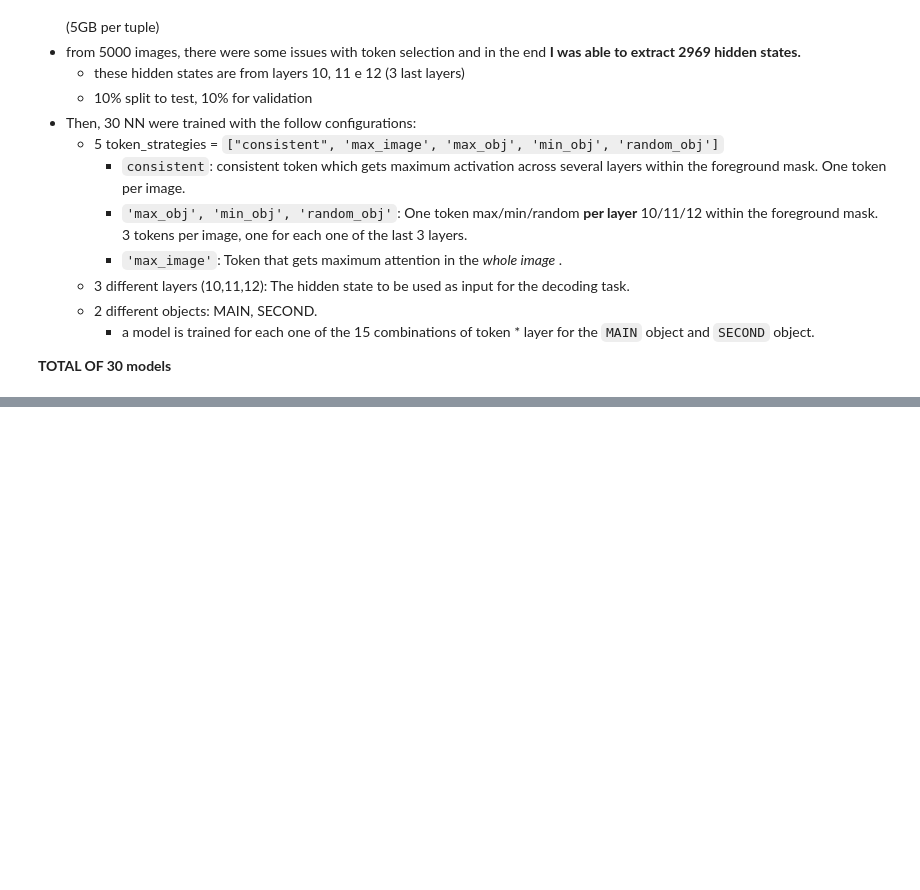
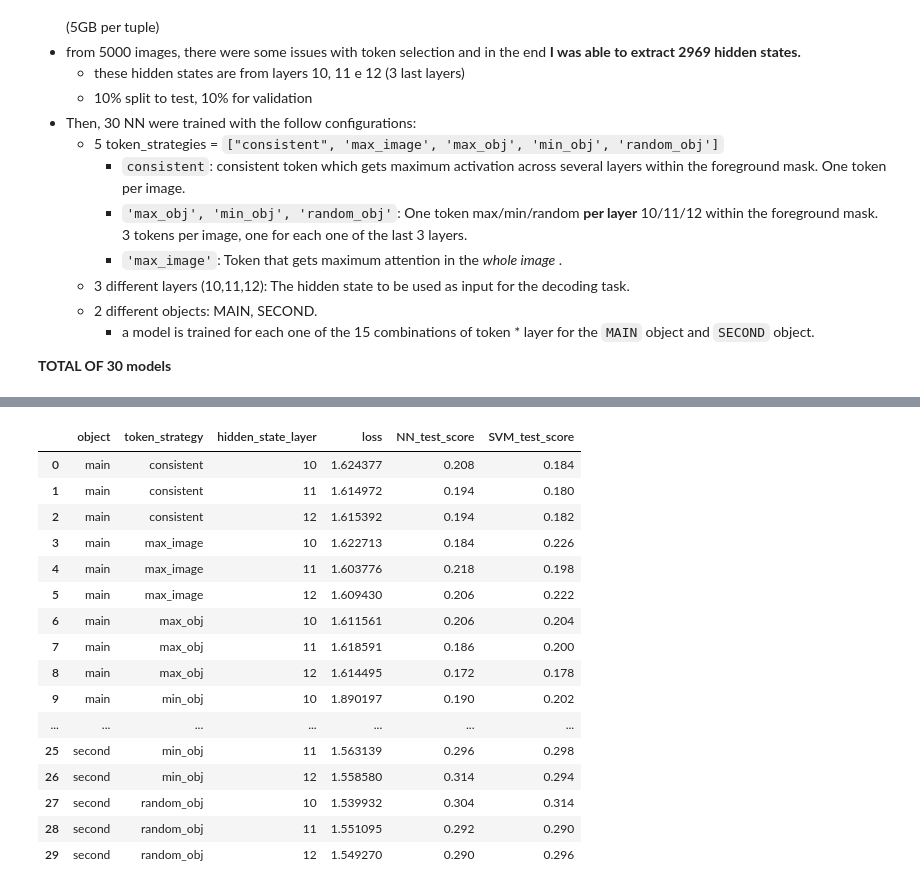
Before and after one commit to bodias/vision-transformers-analysis, a Jupyter notebook: sample_image_captioning/decoding_taks.ipynb, the cells around one changed output, grey strips where cells are left out. Cells and saved outputs as stored; diff of their text form; code cells hidden in the pictures; blank space fills up the shorter version.

Commit message:
NN and SVM decoders. Using closest object

```diff
--- a/sample_image_captioning/decoding_taks.ipynb
+++ b/sample_image_captioning/decoding_taks.ipynb
@@ -352,0 +269,24 @@ scores_pd.to_csv("5_class_object_decoding.csv", index=False)
+# %%
+scores_pd = scores_pd.rename(columns={"test_score": "NN_test_score"})
+# %%
+scores_pd["SVM_test_score"] = list(test_scores.values())
+# %%
+scores_pd
+# %% [output]
+|  | object | token_strategy | hidden_state_layer | loss | NN_test_score | SVM_test_score |
+| 0 | main | consistent | 10 | 1.624377 | 0.208 | 0.184 |
+| 1 | main | consistent | 11 | 1.614972 | 0.194 | 0.180 |
+| 2 | main | consistent | 12 | 1.615392 | 0.194 | 0.182 |
+| 3 | main | max_image | 10 | 1.622713 | 0.184 | 0.226 |
+| 4 | main | max_image | 11 | 1.603776 | 0.218 | 0.198 |
+| 5 | main | max_image | 12 | 1.609430 | 0.206 | 0.222 |
+| 6 | main | max_obj | 10 | 1.611561 | 0.206 | 0.204 |
+| 7 | main | max_obj | 11 | 1.618591 | 0.186 | 0.200 |
+| 8 | main | max_obj | 12 | 1.614495 | 0.172 | 0.178 |
+| 9 | main | min_obj | 10 | 1.890197 | 0.190 | 0.202 |
+| ... | ... | ... | ... | ... | ... | ... |
+| 25 | second | min_obj | 11 | 1.563139 | 0.296 | 0.298 |
+| 26 | second | min_obj | 12 | 1.558580 | 0.314 | 0.294 |
+| 27 | second | random_obj | 10 | 1.539932 | 0.304 | 0.314 |
+| 28 | second | random_obj | 11 | 1.551095 | 0.292 | 0.290 |
+| 29 | second | random_obj | 12 | 1.549270 | 0.290 | 0.296 |
```
Also changed, not shown: parts of 16 cells of this notebook, 2 other files.
